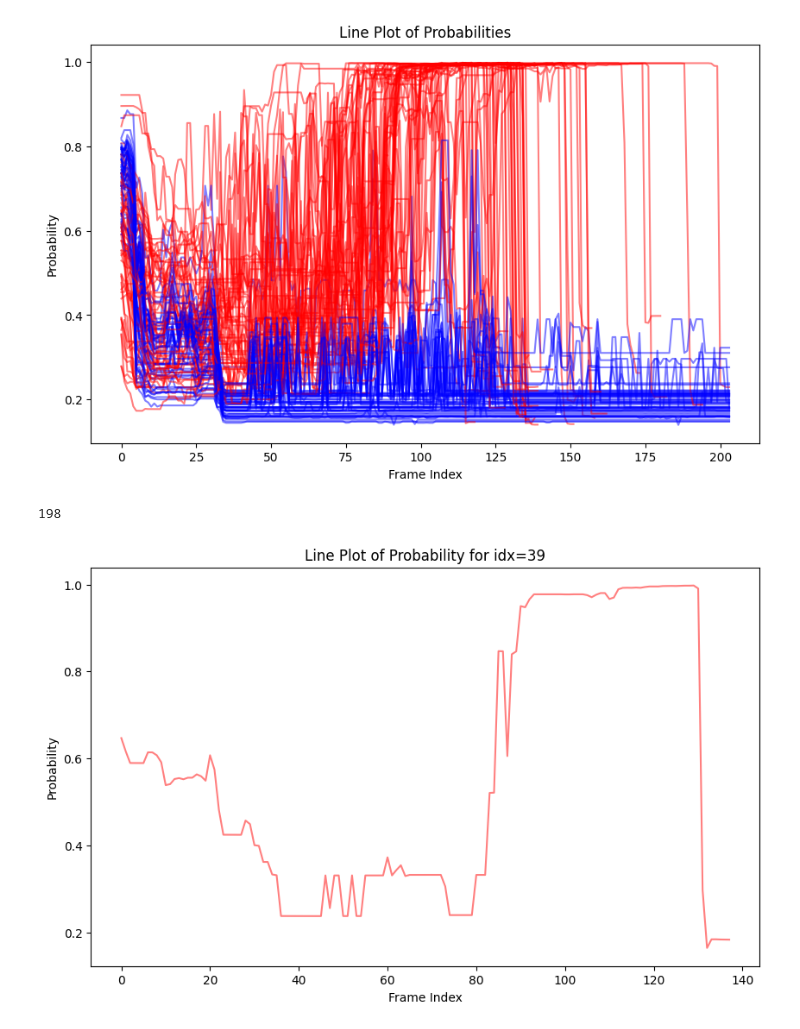
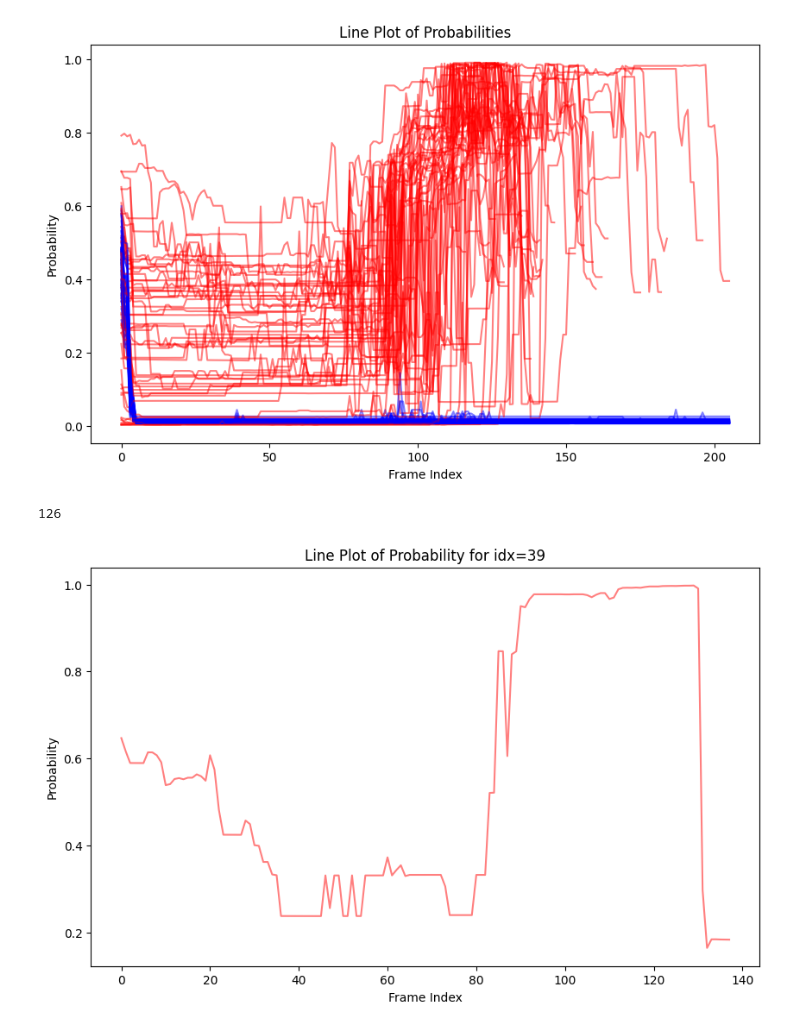
Before and after one commit to lygeng0427/BAKU, a Jupyter notebook: baku/visualize.ipynb, the cells around one changed output. Cells and saved outputs as stored; diff of their text form; code cells hidden in the pictures.

```diff
--- a/baku/visualize.ipynb
+++ b/baku/visualize.ipynb
@@ -1,32 +1,33 @@
 # %%
 import ast
 import matplotlib.pyplot as plt
 import pandas as pd
 
-csv_path = '/home/lgeng/BAKU/baku/exp_local/eval/2024.07.17_supervised_eval/deterministic/121829_hidden_dim_256/probs.csv'
+csv_path = '/home/lgeng/BAKU/baku/exp_local/eval/2024.07.28_supervised_eval/deterministic/232109_hidden_dim_256/probs.csv'
+# Great one: /home/lgeng/BAKU/baku/exp_local/eval/2024.07.17_supervised_eval/deterministic/121829_hidden_dim_256/probs.csv
 data = pd.read_csv(csv_path)
 # Convert the 'Probs' column from string representation of lists to actual lists
 data['Probs'] = data['Probs'].apply(ast.literal_eval)
 
 # Create a line plot
 plt.figure(figsize=(10, 6))
 
 # Plot each row in the 'Probs' column
 for idx, row in data.iterrows():
     # if row['Labels'] == 0:
         color = 'blue' if row['Labels'] == 0 else 'red'
         plt.plot(row['Probs'], color=color, alpha=0.5, label='{}'.format("success" if row['Labels'] == 1 else "failure"))
 
 plt.xlabel('Frame Index')
 plt.ylabel('Probability')
 plt.title('Line Plot of Probabilities')
 plt.show()
 # %% [output]
-[figure, old version]
+[figure, new version]
 # %%
-len(data['Probs'][3])
+len(data['Probs'][10])
 # %% [output]
-198
+126
 # %%
 # Create a line plot
 plt.figure(figsize=(10, 6))
```
Also changed, not shown: 8 other files.
